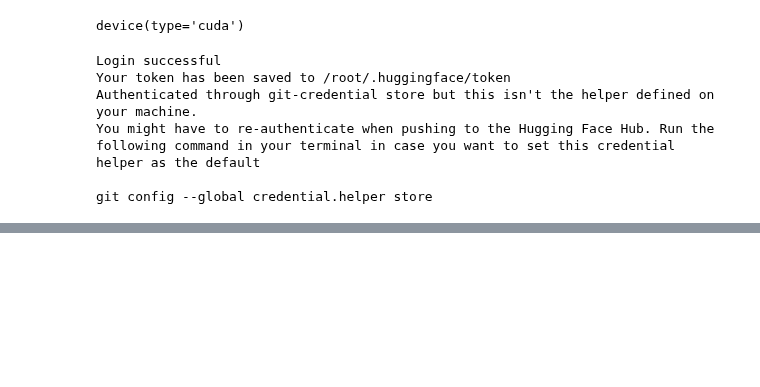
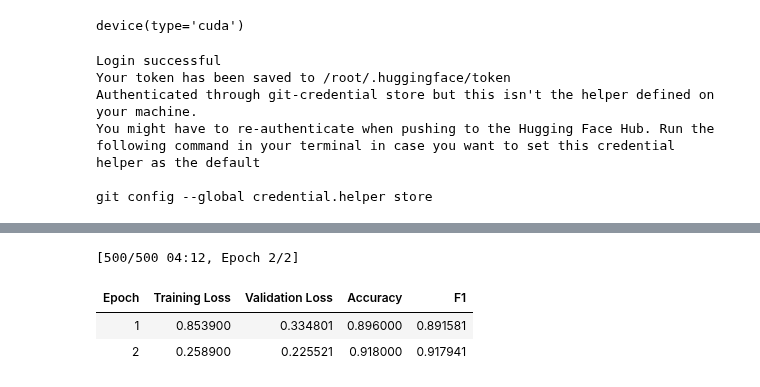
Before and after one commit to bforoura/Transformers, a Jupyter notebook: hf_transformers_ch2_ex1.ipynb, the cells around one changed output, grey strips where cells are left out. Drawn from its saved outputs; the diff is of its cells as text; code cells hidden in the pictures; blank space fills up the shorter version.

```diff
--- a/hf_transformers_ch2_ex1.ipynb
+++ b/hf_transformers_ch2_ex1.ipynb
@@ -692,3 +692,14 @@ training_args = TrainingArguments(output_dir=model_name,
                                   logging_steps=logging_steps,
                                   push_to_hub=True,
                                   log_level="error")
+# %%
+from transformers import Trainer
+
+trainer = Trainer(model=model, args=training_args,
+                  compute_metrics=compute_metrics,
+                  train_dataset=emotions_encoded["train"],
+                  eval_dataset=emotions_encoded["validation"],
+                  tokenizer=tokenizer)
+
+trainer.train();
+# %% [output]
@@ -694,0 +708,4 @@ training_args = TrainingArguments(output_dir=model_name,
+[500/500 04:12, Epoch 2/2]
+| Epoch | Training Loss | Validation Loss | Accuracy | F1 |
+| 1 | 0.853900 | 0.334801 | 0.896000 | 0.891581 |
+| 2 | 0.258900 | 0.225521 | 0.918000 | 0.917941 |
```
Also changed, not shown: parts of 4 cells of this notebook.
